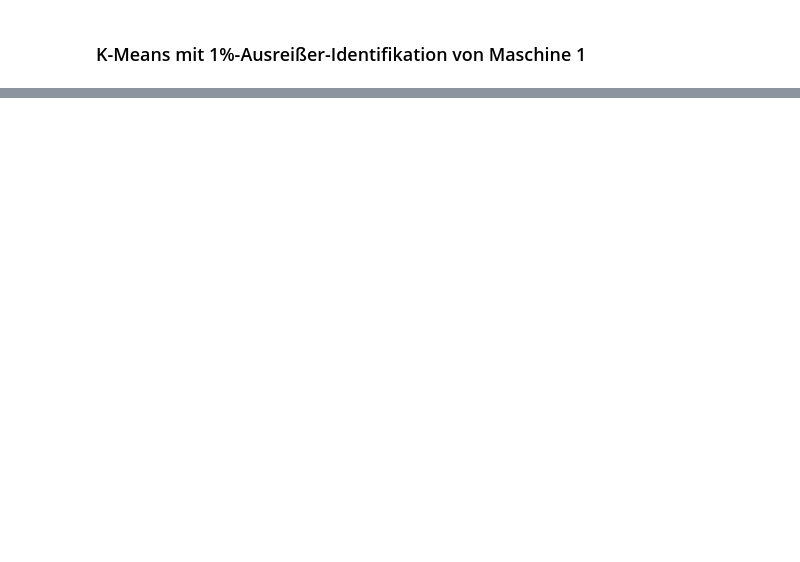
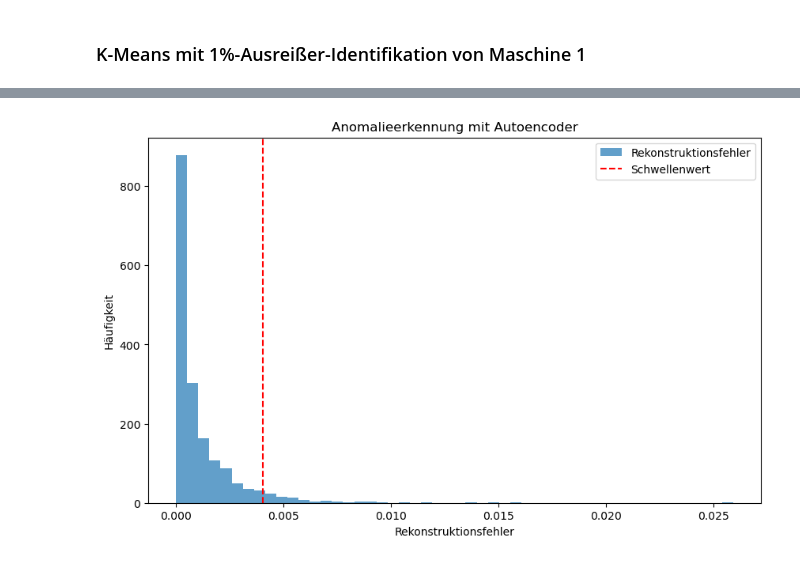
Before and after one commit to EnzoZacharias/DPM_Azure_Predictive_Maintenance, a Jupyter notebook: 4_Anomalieerkennung/Anomalieerkennung_DBSCAN_KMEANAS.ipynb, the cells around one changed output, grey strips where cells are left out. Cells and saved outputs as stored; diff of their text form; code cells hidden in the pictures; blank space fills up the shorter version.

```diff
--- a/4_Anomalieerkennung/Anomalieerkennung_DBSCAN_KMEANAS.ipynb
+++ b/4_Anomalieerkennung/Anomalieerkennung_DBSCAN_KMEANAS.ipynb
@@ -220,0 +189,11 @@ dtype: int64
+# %%
+import pandas as pd
+import numpy as np
+from sklearn.preprocessing import MinMaxScaler
+from sklearn.model_selection import train_test_split
+from tensorflow.keras.models import Model
+from tensorflow.keras.layers import Input, Dense
+import matplotlib.pyplot as plt
+
+normal_data = df[(df["errorID"] == 0) & (df["failure"] == 0) & (df["comp"] == 0)]
+normal_data = normal_data.drop(["datetime", "machineID", "errorID", "failure", "comp", "model"], axis=1)
@@ -221,27 +216,6 @@ dtype: int64
 # %%
-import pandas as pd
-import numpy as np
-from sklearn.preprocessing import MinMaxScaler
-from sklearn.model_selection import train_test_split
-from tensorflow.keras.models import Model
-from tensorflow.keras.layers import Input, Dense
-import matplotlib.pyplot as plt
-
-# 1. Daten laden
-data = pd.read_csv("machine_data.csv")  # Speichere die CSV-Daten in eine Datei
-
-# 2. Filtern der normalen Daten (keine Fehler oder Ausfälle)
-normal_data = data[(data["errorID"].isnull()) & (data["failure"].isnull()) & (data["comp"].isnull())]
-
-# 3. Entfernen unnötiger Spalten
-normal_data = normal_data.drop(["datetime", "machineID", "errorID", "failure", "comp", "model"], axis=1)
-
-# 4. Daten normalisieren
-scaler = MinMaxScaler()
-data_scaled = scaler.fit_transform(normal_data)
-
 # 5. Trainings- und Testdaten aufteilen
-X_train, X_test = train_test_split(data_scaled, test_size=0.2, random_state=42)
+X_train, X_test = train_test_split(normal_data, test_size=0.2, random_state=42)
 
 # 6. Autoencoder-Modell definieren
 input_dim = X_train.shape[1]
@@ -256,7 +230,7 @@ autoencoder.compile(optimizer="adam", loss="mse")
 
 # 7. Modell trainieren
 history = autoencoder.fit(X_train, X_train,
-                          epochs=50,
+                          epochs=30,
                           batch_size=32,
                           validation_data=(X_test, X_test),
                           verbose=1)
@@ -281,65 +255,4 @@ plt.ylabel("Häufigkeit")
 plt.legend()
 plt.title("Anomalieerkennung mit Autoencoder")
 plt.show()
-import pandas as pd
-import numpy as np
-from sklearn.preprocessing import MinMaxScaler
-from sklearn.model_selection import train_test_split
-from tensorflow.keras.models import Model
-from tensorflow.keras.layers import Input, Dense
-import matplotlib.pyplot as plt
-
-# 1. Daten laden
-data = pd.read_csv("machine_data.csv")  # Speichere die CSV-Daten in eine Datei
-
-# 2. Filtern der normalen Daten (keine Fehler oder Ausfälle)
-normal_data = data[(data["errorID"].isnull()) & (data["failure"].isnull()) & (data["comp"].isnull())]
-
-# 3. Entfernen unnötiger Spalten
-normal_data = normal_data.drop(["datetime", "machineID", "errorID", "failure", "comp", "model"], axis=1)
-
-# 4. Daten normalisieren
-scaler = MinMaxScaler()
-data_scaled = scaler.fit_transform(normal_data)
-
-# 5. Trainings- und Testdaten aufteilen
-X_train, X_test = train_test_split(data_scaled, test_size=0.2, random_state=42)
-
-# 6. Autoencoder-Modell definieren
-input_dim = X_train.shape[1]
-encoding_dim = 5  # Anzahl der Neuronen im versteckten Layer
-
-input_layer = Input(shape=(input_dim,))
-encoded = Dense(encoding_dim, activation="relu")(input_layer)
-decoded = Dense(input_dim, activation="sigmoid")(encoded)
-
-autoencoder = Model(inputs=input_layer, outputs=decoded)
-autoencoder.compile(optimizer="adam", loss="mse")
-
-# 7. Modell trainieren
-history = autoencoder.fit(X_train, X_train,
-                          epochs=50,
-                          batch_size=32,
-                          validation_data=(X_test, X_test),
-                          verbose=1)
-
-# 8. Rekonstruktionsfehler berechnen
-reconstructions = autoencoder.predict(X_test)
-mse = np.mean(np.power(X_test - reconstructions, 2), axis=1)
-
-# 9. Schwellenwert festlegen (z.B. 95. Perzentil des Fehlers)
-threshold = np.percentile(mse, 95)
-
-# 10. Anomalien erkennen
-anomalies = mse > threshold
-print(f"Anomalien erkannt: {np.sum(anomalies)}")
-
-# 11. Ergebnisse visualisieren
-plt.figure(figsize=(10, 6))
-plt.hist(mse, bins=50, alpha=0.7, label="Rekonstruktionsfehler")
-plt.axvline(threshold, color="red", linestyle="--", label="Schwellenwert")
-plt.xlabel("Rekonstruktionsfehler")
-plt.ylabel("Häufigkeit")
-plt.legend()
-plt.title("Anomalieerkennung mit Autoencoder")
-plt.show()
+# %% [output]
@@ -345,0 +276 @@ plt.show()
+[figure, added]
```
Also changed, not shown: parts of 8 cells of this notebook, 2 other files.
